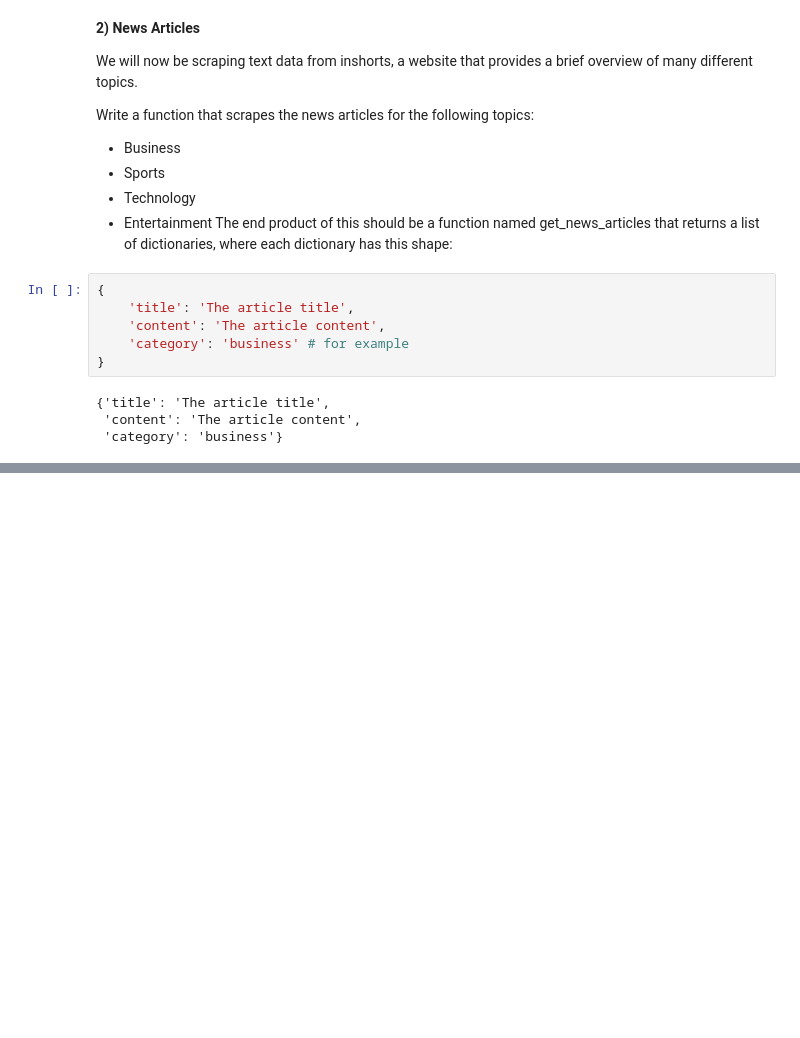
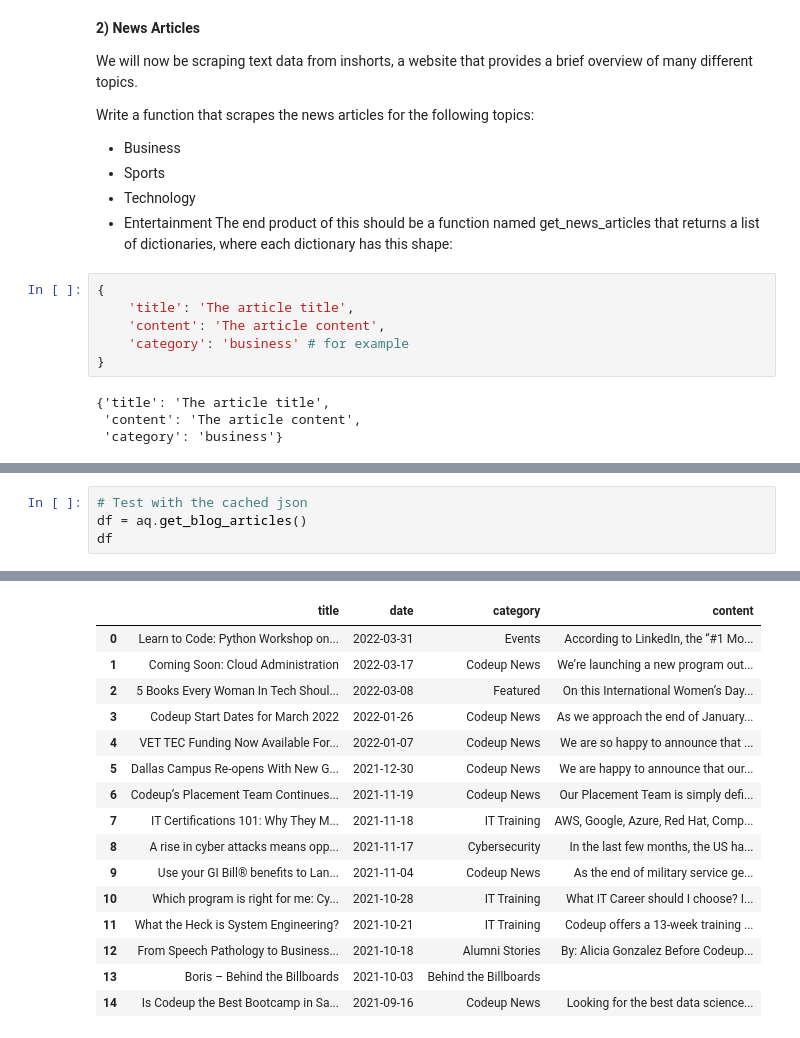
Before and after one commit to kristofer-rivera/natural-language-processing-exercises, a Jupyter notebook: acquire.ipynb, the cells around one changed output, grey strips where cells are left out. Cells and saved outputs as stored; diff of their text form; blank space fills up the shorter version.

```diff
--- a/acquire.ipynb
+++ b/acquire.ipynb
@@ -188,0 +401,5 @@ The end product of this should be a function named get_news_articles that return
+# %%
+# Test with the cached json
+df = aq.get_blog_articles()
+df
+# %% [output]
@@ -188,0 +407,16 @@ The end product of this should be a function named get_news_articles that return
+|  | title | date | category | content |
+| 0 | Learn to Code: Python Workshop on... | 2022-03-31 | Events | According to LinkedIn, the “#1 Mo... |
+| 1 | Coming Soon: Cloud Administration | 2022-03-17 | Codeup News | We’re launching a new program out... |
+| 2 | 5 Books Every Woman In Tech Shoul... | 2022-03-08 | Featured | On this International Women’s Day... |
+| 3 | Codeup Start Dates for March 2022 | 2022-01-26 | Codeup News | As we approach the end of January... |
+| 4 | VET TEC Funding Now Available For... | 2022-01-07 | Codeup News | We are so happy to announce that ... |
+| 5 | Dallas Campus Re-opens With New G... | 2021-12-30 | Codeup News | We are happy to announce that our... |
+| 6 | Codeup’s Placement Team Continues... | 2021-11-19 | Codeup News | Our Placement Team is simply defi... |
+| 7 | IT Certifications 101: Why They M... | 2021-11-18 | IT Training | AWS, Google, Azure, Red Hat, Comp... |
+| 8 | A rise in cyber attacks means opp... | 2021-11-17 | Cybersecurity | In the last few months, the US ha... |
+| 9 | Use your GI Bill® benefits to Lan... | 2021-11-04 | Codeup News | As the end of military service ge... |
+| 10 | Which program is right for me: Cy... | 2021-10-28 | IT Training | What IT Career should I choose? I... |
+| 11 | What the Heck is System Engineering? | 2021-10-21 | IT Training | Codeup offers a 13-week training ... |
+| 12 | From Speech Pathology to Business... | 2021-10-18 | Alumni Stories | By: Alicia Gonzalez Before Codeup... |
+| 13 | Boris – Behind the Billboards | 2021-10-03 | Behind the Billboards |  |
+| 14 | Is Codeup the Best Bootcamp in Sa... | 2021-09-16 | Codeup News | Looking for the best data science... |
```
Also changed, not shown: parts of 27 cells of this notebook, 1 other file.
